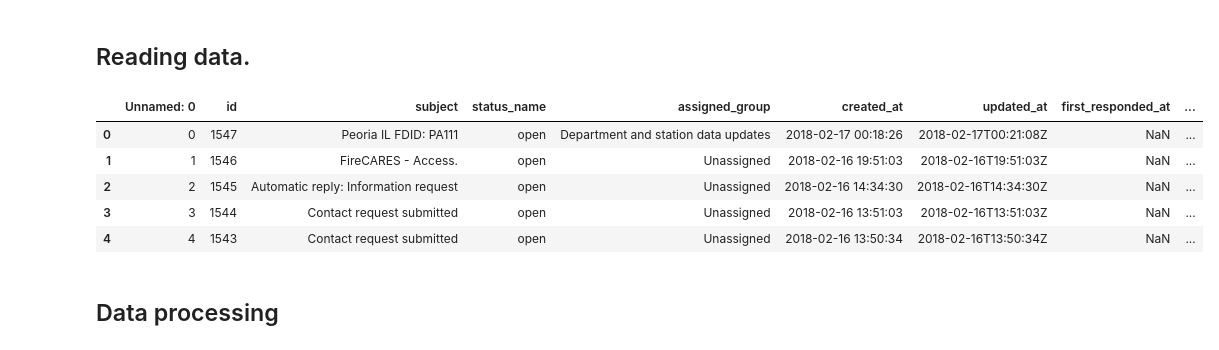
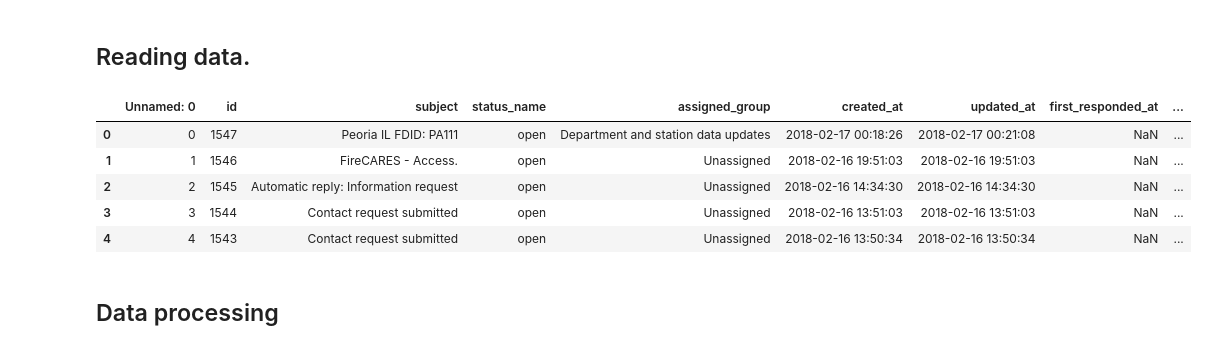
Before and after one commit to JorgeMartinezG/firecares-stats, a Jupyter notebook: Tickets analysis.ipynb, the cells around one changed output. Drawn from its saved outputs; the diff is of its cells as text; code cells hidden in the pictures.

```diff
--- a/Tickets analysis.ipynb
+++ b/Tickets analysis.ipynb
@@ -25,17 +25,18 @@ sns.set_style('whitegrid')
 # %%
 df = pd.read_csv('tickets.csv')
 df['created_at'] = pd.to_datetime(df['created_at'])
-#df['updated_at'] = pd.to_datetime(df['updated_at'])
+df['updated_at'] = pd.to_datetime(df['updated_at'])
+df['resolved_at'] = pd.to_datetime(df['resolved_at'])
 df.sort_values(by='created_at', ascending=False, inplace=True)
 
 df.head()
 # %% [output]
 |  | Unnamed: 0 | id | subject | status_name | assigned_group | created_at | updated_at | first_responded_at | ... |
-| 0 | 0 | 1547 | Peoria IL FDID: PA111 | open | Department and station data updates | 2018-02-17 00:18:26 | 2018-02-17T00:21:08Z | NaN | ... |
-| 1 | 1 | 1546 | FireCARES - Access. | open | Unassigned | 2018-02-16 19:51:03 | 2018-02-16T19:51:03Z | NaN | ... |
-| 2 | 2 | 1545 | Automatic reply: Information request | open | Unassigned | 2018-02-16 14:34:30 | 2018-02-16T14:34:30Z | NaN | ... |
-| 3 | 3 | 1544 | Contact request submitted | open | Unassigned | 2018-02-16 13:51:03 | 2018-02-16T13:51:03Z | NaN | ... |
-| 4 | 4 | 1543 | Contact request submitted | open | Unassigned | 2018-02-16 13:50:34 | 2018-02-16T13:50:34Z | NaN | ... |
+| 0 | 0 | 1547 | Peoria IL FDID: PA111 | open | Department and station data updates | 2018-02-17 00:18:26 | 2018-02-17 00:21:08 | NaN | ... |
+| 1 | 1 | 1546 | FireCARES - Access. | open | Unassigned | 2018-02-16 19:51:03 | 2018-02-16 19:51:03 | NaN | ... |
+| 2 | 2 | 1545 | Automatic reply: Information request | open | Unassigned | 2018-02-16 14:34:30 | 2018-02-16 14:34:30 | NaN | ... |
+| 3 | 3 | 1544 | Contact request submitted | open | Unassigned | 2018-02-16 13:51:03 | 2018-02-16 13:51:03 | NaN | ... |
+| 4 | 4 | 1543 | Contact request submitted | open | Unassigned | 2018-02-16 13:50:34 | 2018-02-16 13:50:34 | NaN | ... |
 # %% [markdown]
 ## Data processing
 # %% [markdown]
```
Also changed, not shown: parts of 7 cells of this notebook.
